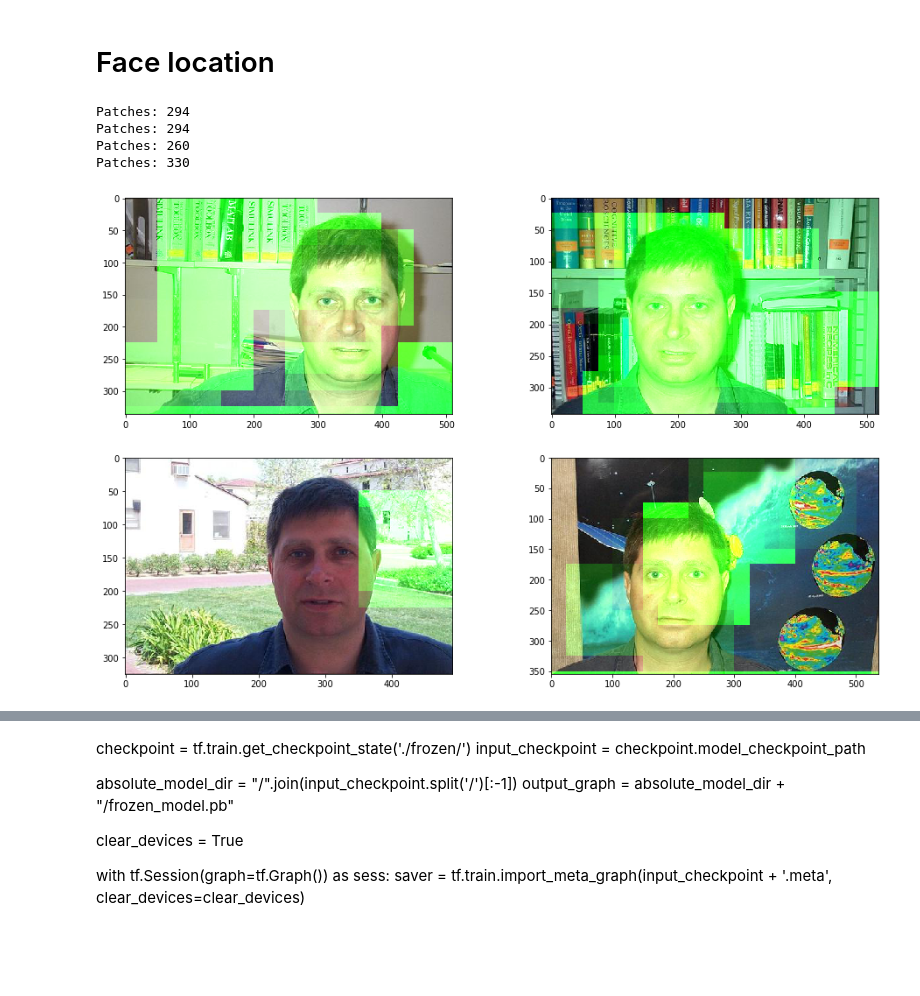
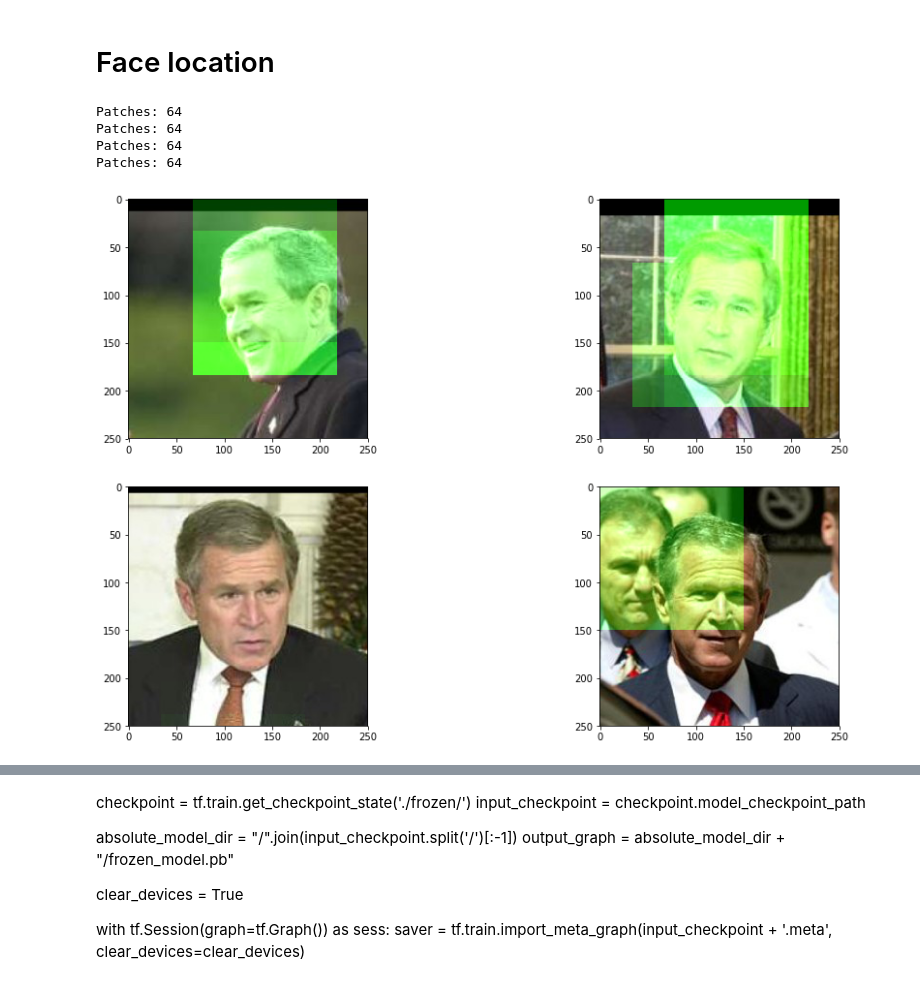
Before and after one commit to aweas/NotFace, a Jupyter notebook: moving_window_extraction.ipynb, the cells around one changed output, grey strips where cells are left out. Saved outputs shown, nothing was run; the diff lists cells and outputs as text; code cells hidden in the pictures; blank space fills up the shorter version.

```diff
--- a/moving_window_extraction.ipynb
+++ b/moving_window_extraction.ipynb
@@ -452,30 +450,30 @@ Precision: 1.000         Recall: 0.973
 # %%
 facefinder = FaceFinder()
 patch_size = 150
-stride = 1/6
+stride = 2/9
 
-img = facefinder.process_photo('Faces_test/image_0001.jpg', patch_size=patch_size, stride=stride)[1]
-img1 = facefinder.process_photo('Faces_test/image_0002.jpg', patch_size=patch_size, stride=stride)[1]
-img2 = facefinder.process_photo('Faces_test/image_0003.jpg', patch_size=patch_size, stride=stride)[1]
-img3 = facefinder.process_photo('Faces_test/image_0004.jpg', patch_size=patch_size, stride=stride)[1]
-# img = facefinder.process_photo('George_W_Bush/George_W_Bush_0142.jpg', patch_size=patch_size, stride=stride)[0]
-# img1 = facefinder.process_photo('George_W_Bush/George_W_Bush_0141.jpg', patch_size=patch_size, stride=stride)[0]
-# img2 = facefinder.process_photo('George_W_Bush/George_W_Bush_0143.jpg', patch_size=patch_size, stride=stride)[0]
-# img3 = facefinder.process_photo('George_W_Bush/George_W_Bush_0144.jpg', patch_size=patch_size, stride=stride)[0]
+# img = facefinder.process_photo('Faces_test/image_0001.jpg', patch_size=patch_size, stride=stride)[1]
+# img1 = facefinder.process_photo('Faces_test/image_0002.jpg', patch_size=patch_size, stride=stride)[1]
+# img2 = facefinder.process_photo('Faces_test/image_0003.jpg', patch_size=patch_size, stride=stride)[1]
+# img3 = facefinder.process_photo('Faces_test/image_0004.jpg', patch_size=patch_size, stride=stride)[1]
+img = facefinder.process_photo('George_W_Bush/George_W_Bush_0145.jpg', patch_size=patch_size, stride=stride)[1]
+img1 = facefinder.process_photo('George_W_Bush/George_W_Bush_0141.jpg', patch_size=patch_size, stride=stride)[1]
+img2 = facefinder.process_photo('George_W_Bush/George_W_Bush_0143.jpg', patch_size=patch_size, stride=stride)[1]
+img3 = facefinder.process_photo('George_W_Bush/George_W_Bush_0151.jpg', patch_size=patch_size, stride=stride)[1]
 
 plt.figure(figsize=(16, 10))
 plt.subplot(221)
 plt.imshow(img, cmap='gray')
 plt.subplot(222)
 plt.imshow(img1, cmap='gray')
 plt.subplot(223)
 plt.imshow(img2, cmap='gray')
 plt.subplot(224)
 plt.imshow(img3, cmap='gray')
 plt.show()
 # %% [output]
-Patches: 294
-Patches: 294
-Patches: 260
-Patches: 330
+Patches: 64
+Patches: 64
+Patches: 64
+Patches: 64
-[figure, old version]
+[figure, new version]
```
Also changed, not shown: parts of 16 cells of this notebook, 2 other files.
